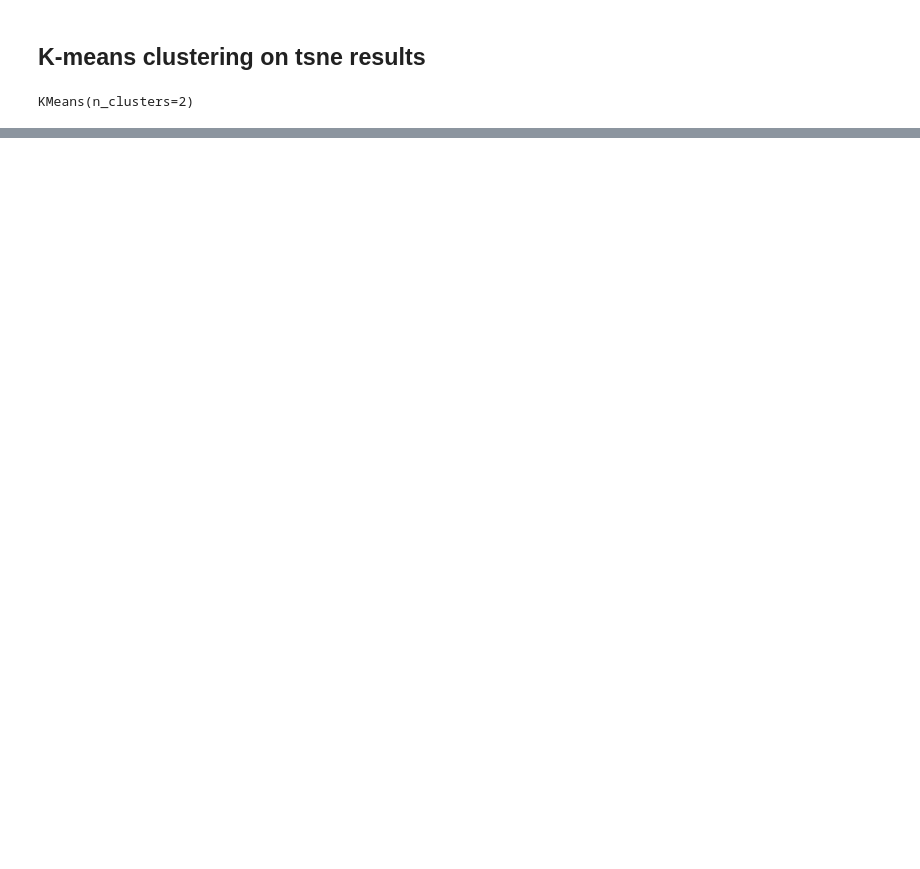
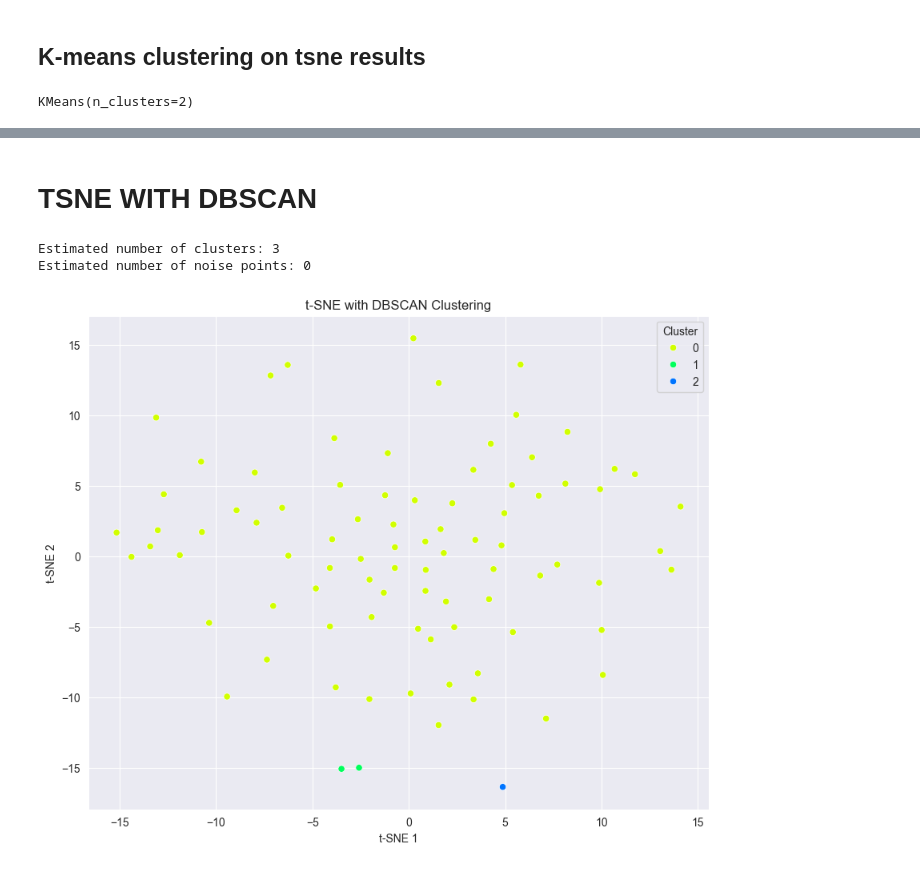
Before and after one commit to JKosciukiewicz/MLDD_Project, a Jupyter notebook: Clustering_examples_second_part.ipynb, the cells around one changed output, grey strips where cells are left out. Saved outputs shown, nothing was run; the diff lists cells and outputs as text; code cells hidden in the pictures; blank space fills up the shorter version.

Commit message:
Added dbscan

```diff
--- a/Clustering_examples_second_part.ipynb
+++ b/Clustering_examples_second_part.ipynb
@@ -155,3 +155,35 @@ plt.show()
+# %% [markdown]
+# TSNE WITH DBSCAN
+# %%
+db = DBSCAN(eps=1, min_samples=2).fit(tsne_results)
+labels = db.labels_ + 1
+
+n_clusters_ = len(set(labels)) - (1 if -1 in labels else 0)
+n_noise_ = list(labels).count(-1)
+
+print("Estimated number of clusters: %d" % n_clusters_)
+print("Estimated number of noise points: %d" % n_noise_)
+
+df['db_cluster']=labels
+# %% [output]
+Estimated number of clusters: 3
+Estimated number of noise points: 0
+# %%
+plt.figure(figsize=(10, 8))
+sns.scatterplot(
+    x=tsne_results[:, 0], y=tsne_results[:, 1],
+    hue=df['db_cluster'],
+    palette=sns.color_palette("hsv", n_clusters_ + 1),  # +1 to include noise cluster if any
+    data=df,
+    legend="full"
+)
+plt.title('t-SNE with DBSCAN Clustering')
+plt.xlabel('t-SNE 1')
+plt.ylabel('t-SNE 2')
+plt.legend(title='Cluster')
+plt.show()
+# %% [output]
+[figure, added]
 # %%
 df=df.drop('morgan_fingerprint', axis=1)
 df.to_csv('./outputs/clustered_examples.csv')
```
Also changed, not shown: parts of 8 cells of this notebook, 2 other files.
